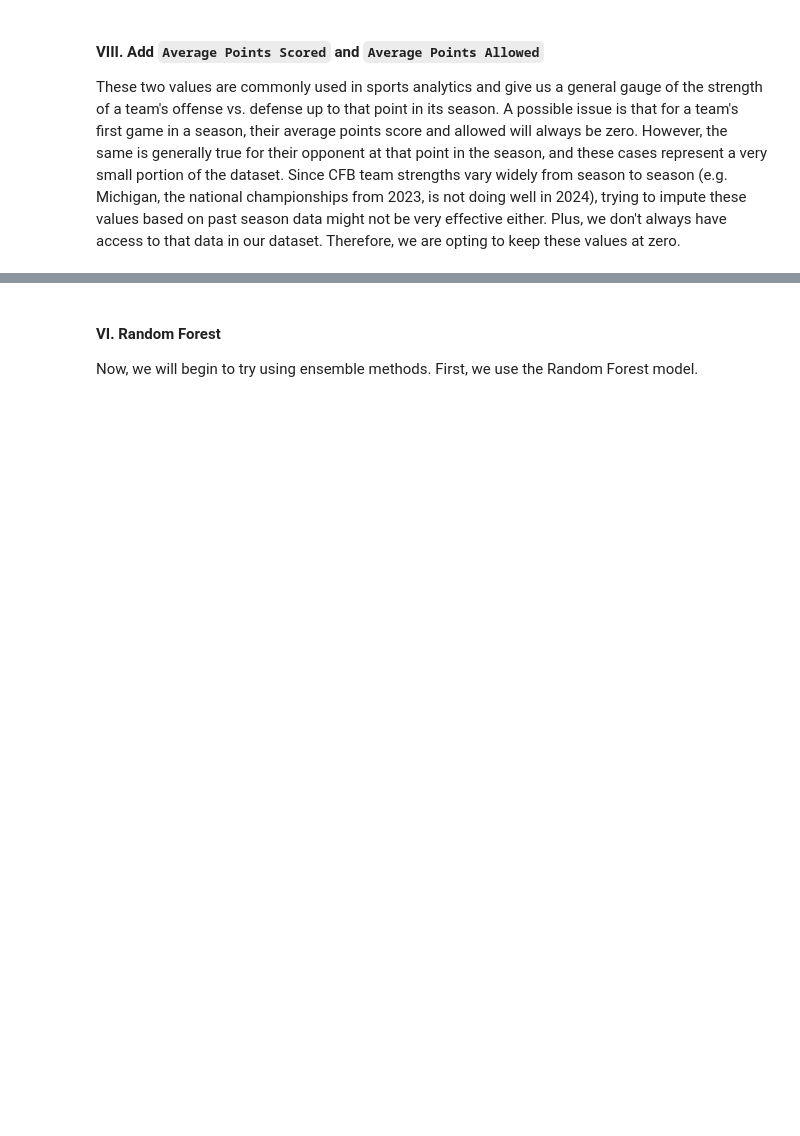
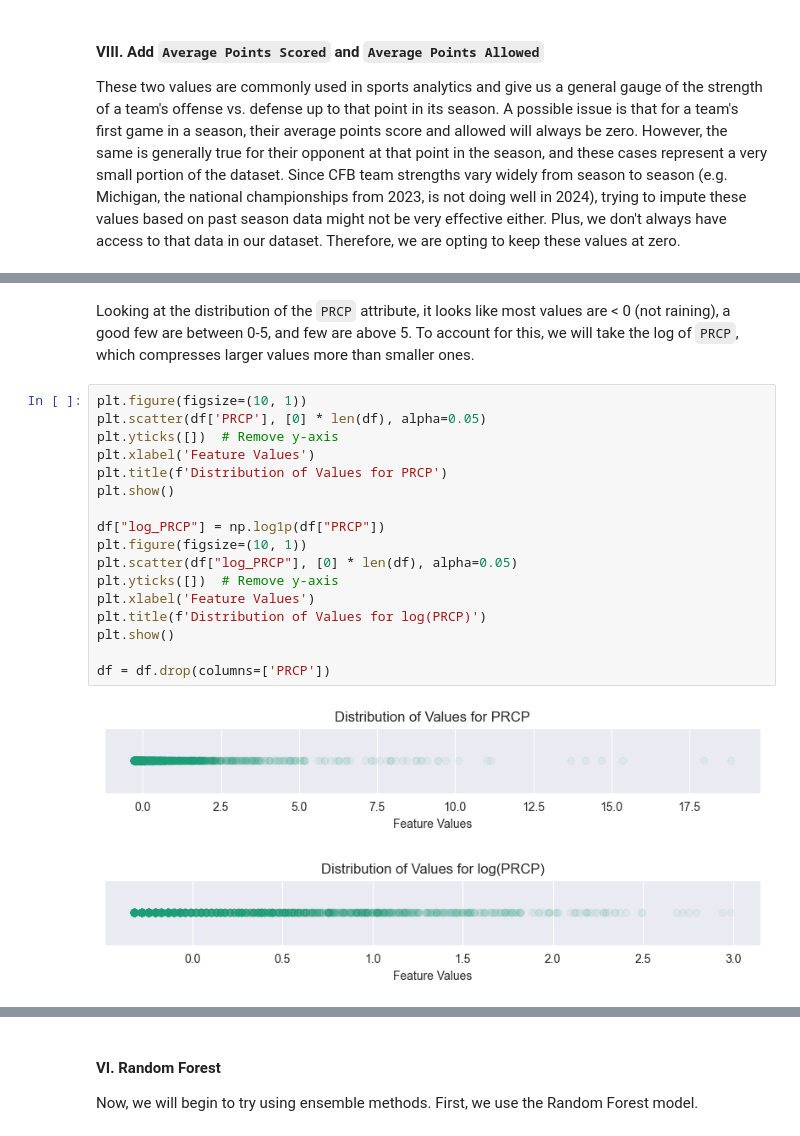
Before and after one commit to lancezhang04/CFBWinPrediction, a Jupyter notebook: main.ipynb, the cells around one changed output, grey strips where cells are left out. Cells and saved outputs as stored; diff of their text form; blank space fills up the shorter version.

```diff
--- a/main.ipynb
+++ b/main.ipynb
@@ -462,0 +484,22 @@ df.head()
+# %% [markdown]
+Looking at the distribution of the `PRCP` attribute, it looks like most values are < 0 (not raining), a good few are between 0-5, and few are above 5. To account for this, we will take the log of `PRCP`, which compresses larger values more than smaller ones.
+# %%
+plt.figure(figsize=(10, 1))
+plt.scatter(df['PRCP'], [0] * len(df), alpha=0.05)
+plt.yticks([])  # Remove y-axis
+plt.xlabel('Feature Values')
+plt.title(f'Distribution of Values for PRCP')
+plt.show()
+
+df["log_PRCP"] = np.log1p(df["PRCP"])
+plt.figure(figsize=(10, 1))
+plt.scatter(df["log_PRCP"], [0] * len(df), alpha=0.05)
+plt.yticks([])  # Remove y-axis
+plt.xlabel('Feature Values')
+plt.title(f'Distribution of Values for log(PRCP)')
+plt.show()
+
+df = df.drop(columns=['PRCP'])
+# %% [output]
+[figure, added]
+[figure, added]
```
Also changed, not shown: parts of 26 cells of this notebook.
